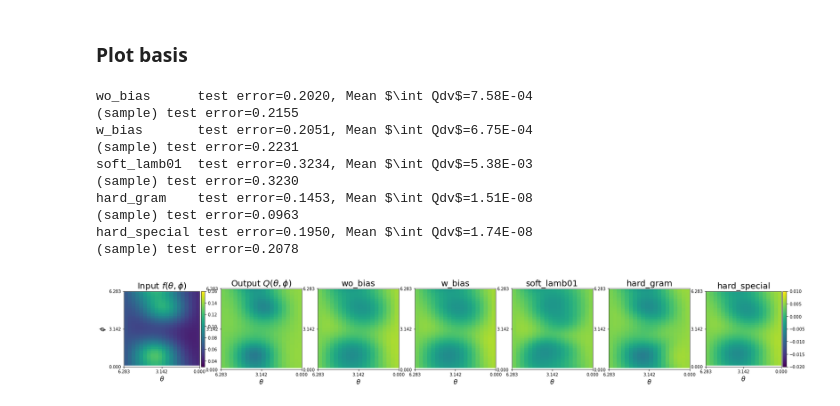
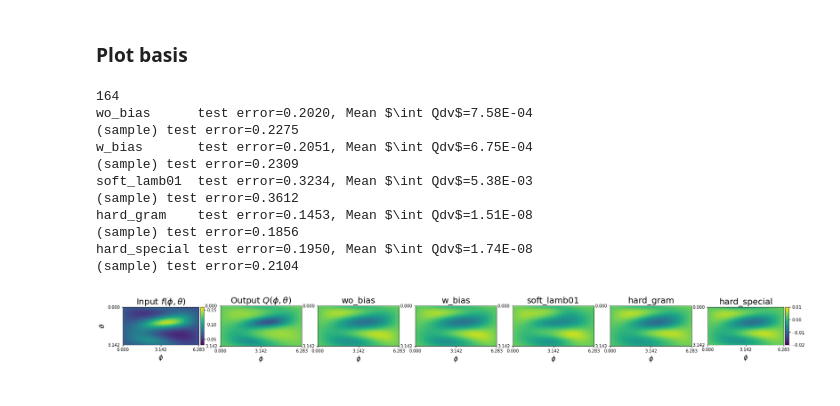
Before and after one commit to ScSteffen/CollisionOperatorLearning, a Jupyter notebook: analysis_entropy_HG.ipynb, the cells around one changed output. Drawn from its saved outputs; the diff is of its cells as text; code cells hidden in the pictures.

```diff
--- a/analysis_entropy_HG.ipynb
+++ b/analysis_entropy_HG.ipynb
@@ -596,7 +599,7 @@ ax.set_xticks([0,np.pi,2*np.pi])
 ax.set_yticks([0,np.pi])
 
 ax=plt.subplot(1,7,2)
-ax.set_title(r"Output $Q(\theta,\phi)$", fontsize=20)
+ax.set_title(r"Output $Q(\phi,\theta)$", fontsize=20)
 im=ax.imshow(test_data_Q[data_idx].reshape(integration_order*2,integration_order), vmin=-0.02, vmax=0.01, extent=(0,2*np.pi,np.pi,0), origin='lower')
 ax.set_xlabel(r'$\phi$',fontsize=15)
 ax.set_xticks([0,np.pi,2*np.pi])
@@ -913,54 +867,55 @@ def rel_L2_error(pred, true):
     return (torch.sum((true-pred)**2, dim=-1)/torch.sum((true)**2, dim=-1))**0.5
 # %%
 data_idx=np.random.randint(test_data_f.shape[0])
-
+print(data_idx)
 plt.figure(figsize=(28,5))
 
 ax=plt.subplot(1,7,1)
-ax.set_title(r"Input $f(\theta,\phi)$", fontsize=20)
-im=ax.imshow(test_data_f[data_idx].reshape(integration_order*2,integration_order), vmin=0.03, vmax=0.16, extent=(2*np.pi,0,np.pi/(2*integration_order),np.pi*(4*integration_order-1)/(2*integration_order)))
+ax.set_title(r"Input $f(\phi,\theta)$", fontsize=20)
+im=ax.imshow(test_data_f[data_idx].reshape(integration_order*2,integration_order), vmin=0.03, vmax=0.16, extent=(0,2*np.pi,np.pi,0), origin='lower')
 divider = make_axes_locatable(ax)
 cax = divider.append_axes('right', size='5%', pad=0.05)
 fig.colorbar(im, cax=cax, orientation='vertical')
-ax.set_xlabel(r'$\theta$',fontsize=15)
-ax.set_ylabel(r'$\phi$',fontsize=15)
+ax.set_xlabel(r'$\phi$',fontsize=15)
+ax.set_ylabel(r'$\theta$',fontsize=15)
 ax.set_xticks([0,np.pi,2*np.pi])
-ax.set_yticks([0,np.pi,2*np.pi])
+ax.set_yticks([0,np.pi])
 
 ax=plt.subplot(1,7,2)
-ax.set_title(r"Output $Q(\theta,\phi)$", fontsize=20)
-im=ax.imshow(test_data_Q[data_idx].reshape(integration_order*2,integration_order), vmin=-0.02, vmax=0.01, extent=(2*np.pi,0,np.pi/(2*integration_order),np.pi*(4*integration_order-1)/(2*integration_order)))
-ax.set_xlabel(r'$\theta$',fontsize=15)
+ax.set_title(r"Output $Q(\phi,\theta)$", fontsize=20)
+im=ax.imshow(test_data_Q[data_idx].reshape(integration_order*2,integration_order), vmin=-0.02, vmax=0.01, extent=(0,2*np.pi,np.pi,0), origin='lower')
+ax.set_xlabel(r'$\phi$',fontsize=15)
 ax.set_xticks([0,np.pi,2*np.pi])
-ax.set_yticks([0,np.pi,2*np.pi])
+ax.set_yticks([0,np.pi])
 
 for idx in range(len(models)):
     ax=plt.subplot(1,7,idx+2+1)
     prediction=models[idx](test_data_f[data_idx].reshape(1,1,-1).cuda(), grid).squeeze().detach().cpu()
     ax.set_title("{}".format(names[idx]), fontsize=20)
-    im=ax.imshow(prediction.reshape(integration_order*2,integration_order), vmin=-0.02, vmax=0.01, extent=(2*np.pi,0,np.pi/(2*integration_order),np.pi*(4*integration_order-1)/(2*integration_order)))
-    ax.set_xlabel(r'$\theta$',fontsize=15)
+    im=ax.imshow(prediction.reshape(integration_order*2,integration_order), vmin=-0.02, vmax=0.01, extent=(0,2*np.pi,np.pi,0), origin='lower')
+    ax.set_xlabel(r'$\phi$',fontsize=15)
     ax.set_xticks([0,np.pi,2*np.pi])
-    ax.set_yticks([0,np.pi,2*np.pi])
+    ax.set_yticks([0,np.pi])
     prediction_all=models[idx](test_data_f.unsqueeze(1).cuda(), grid).squeeze().detach().cpu()
     all_error=rel_L2_error(prediction_all, test_data_Q).mean()
     all_Qdv=torch.mean(torch.abs(torch.sum(prediction_all*quad_w.detach().cpu(), axis=-1)))
     print(r"{:12s} test error={:.4f}, Mean $\int Qdv$={:.2E}".format(names[idx],all_error, all_Qdv))
 
     print("(sample) test error={:.4f}".format(rel_L2_error(prediction, test_data_Q[data_idx])))
 divider = make_axes_locatable(ax)
 cax = divider.append_axes('right', size='5%', pad=0.05)
 fig.colorbar(im, cax=cax, orientation='vertical')
 plt.show()
 # %% [output]
+164
 wo_bias      test error=0.2020, Mean $\int Qdv$=7.58E-04
-(sample) test error=0.2155
+(sample) test error=0.2275
 w_bias       test error=0.2051, Mean $\int Qdv$=6.75E-04
-(sample) test error=0.2231
+(sample) test error=0.2309
 soft_lamb01  test error=0.3234, Mean $\int Qdv$=5.38E-03
-(sample) test error=0.3230
+(sample) test error=0.3612
 hard_gram    test error=0.1453, Mean $\int Qdv$=1.51E-08
-(sample) test error=0.0963
+(sample) test error=0.1856
 hard_special test error=0.1950, Mean $\int Qdv$=1.74E-08
-(sample) test error=0.2078
+(sample) test error=0.2104
-[figure, old version]
+[figure, new version]
```
Also changed, not shown: parts of 11 cells of this notebook, 1 other file.
